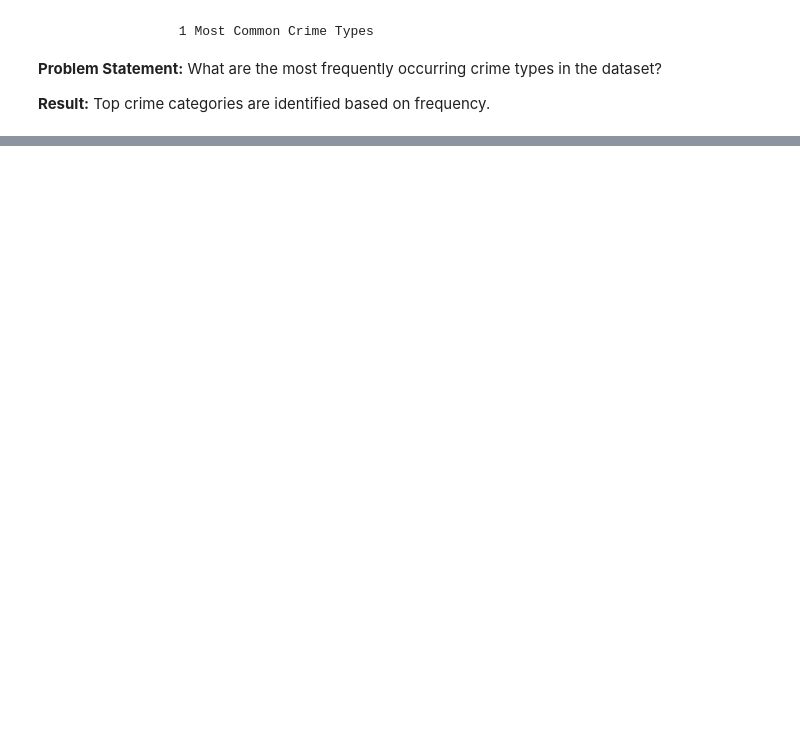
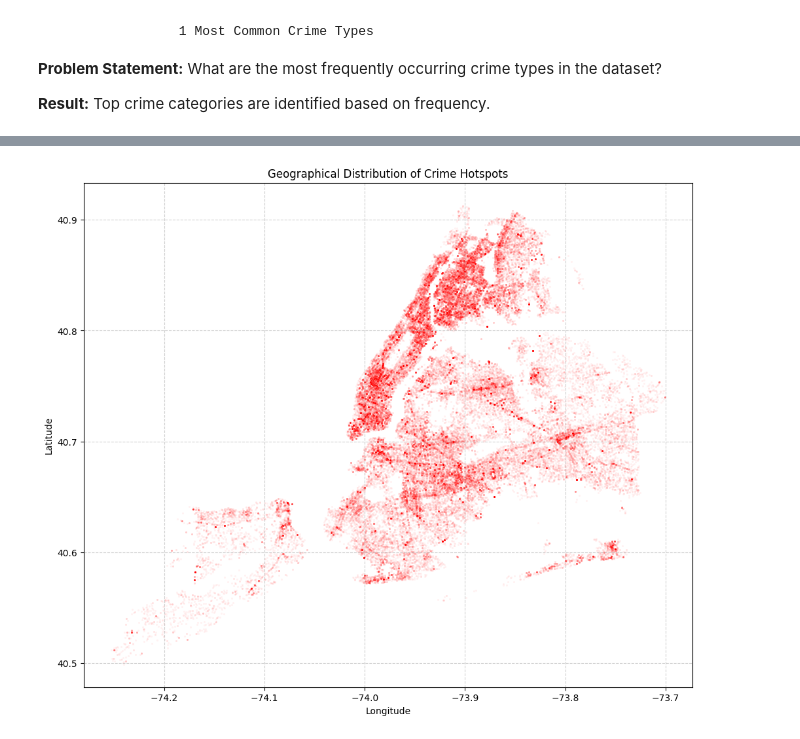
Before and after one commit to deekshithnagavalli/MACHINE-LEARNING-MODEL, a Jupyter notebook: Crime_Prediction_ML.ipynb, the cells around one changed output, grey strips where cells are left out. Saved outputs shown, nothing was run; the diff lists cells and outputs as text; code cells hidden in the pictures; blank space fills up the shorter version.

```diff
--- a/Crime_Prediction_ML.ipynb
+++ b/Crime_Prediction_ML.ipynb
@@ -181,0 +262,18 @@ plt.show()
+# %%
+# Plotting crime hotspots using Latitude and Longitude
+plt.figure(figsize=(12, 10))
+sns.scatterplot(
+    x='Longitude',
+    y='Latitude',
+    data=df.sample(n=100000, random_state=42), # Sample to avoid overplotting if dataset is too large
+    alpha=0.05, # Use alpha to show density
+    s=5, # Marker size
+    color='red'
+)
+plt.title('Geographical Distribution of Crime Hotspots')
+plt.xlabel('Longitude')
+plt.ylabel('Latitude')
+plt.grid(True, linestyle='--', alpha=0.6)
+plt.show()
+# %% [output]
+[figure, added]
```
Also changed, not shown: parts of 31 cells of this notebook.
